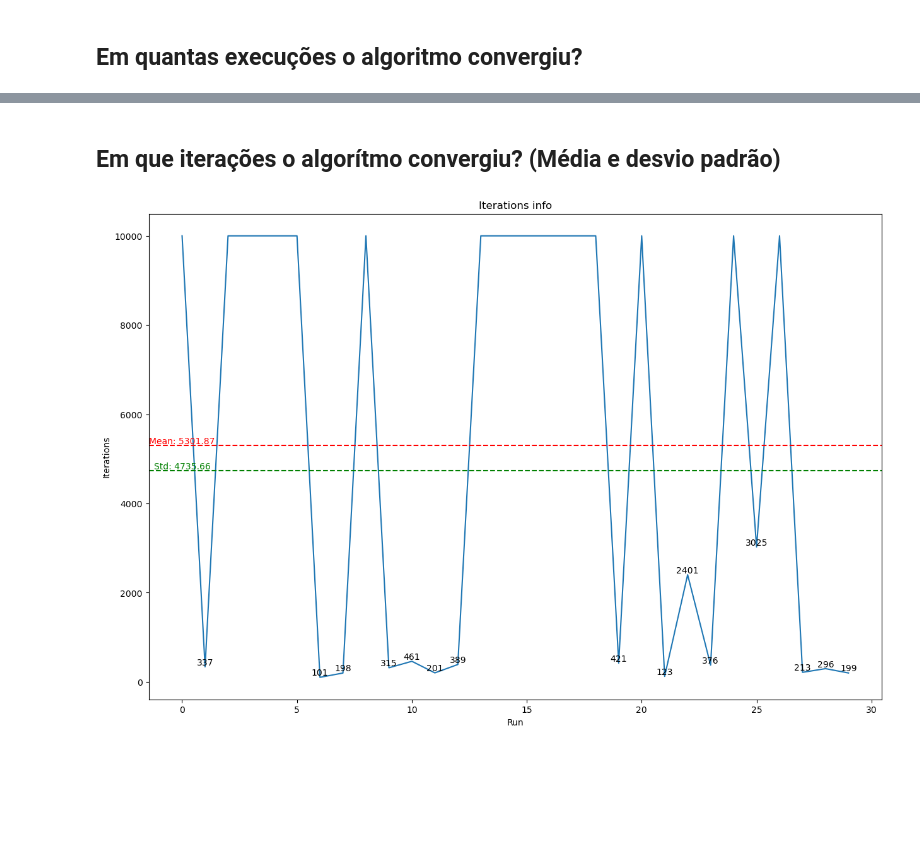
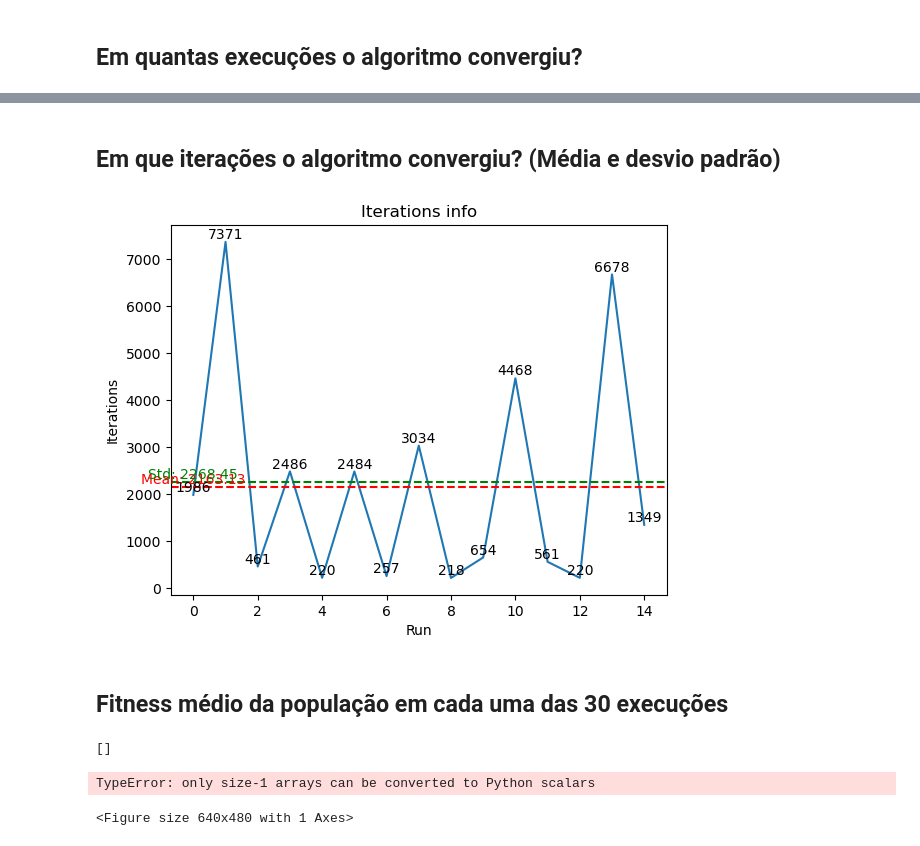
Before and after one commit to eduardaveras/bioinspired, a Jupyter notebook: 8-rainhas/plots.ipynb, the cells around one changed output, grey strips where cells are left out. Cells and saved outputs as stored; diff of their text form; code cells hidden in the pictures; blank space fills up the shorter version.

```diff
--- a/8-rainhas/plots.ipynb
+++ b/8-rainhas/plots.ipynb
@@ -47,35 +43,64 @@ with open(filename_ + '.json', 'r') as f:
     data = json.load(f)
 # %% [markdown]
 <a id='2'></a>
-## Em que iterações o algorítmo convergiu? (Média e desvio padrão)
+## Em que iterações o algoritmo convergiu? (Média e desvio padrão)
 # %%
-iterations_info = [i["iterations"] for i in data]
+iterations_info = [i["iterations"] for i in data if i["iterations"] != 10000]
 
-#media de iterações
 iterations_mean = np.mean(iterations_info)
 rounded_mean = round(iterations_mean, 2)
 
-##desvio padrao
 iterations_std = np.std(iterations_info)
 rounded_std = round(iterations_std, 2)
 
-#plot iterations, mean
+#plot iterations, mean and std
 plt.title("Iterations info")
 plt.xlabel("Run")
 plt.ylabel("Iterations")
 
 plt.plot(iterations_info)
 for i in range(len(iterations_info)):
-    if iterations_info[i] == 10000:
-        continue
     plt.text(i, iterations_info[i], str(iterations_info[i]), ha='center', va='bottom', color='black')
 
 plt.axhline(y=rounded_mean, color='r', linestyle='--')
 plt.text(0, rounded_mean, "Mean: " + str(rounded_mean), ha='center', va='bottom', color='red')
 
 plt.axhline(y=rounded_std, color='g', linestyle='--')
 plt.text(0, rounded_std, "Std: " + str(rounded_std), ha='center', va='bottom', color='green')
 
 plt.show()
 # %% [output]
-[figure, old version]
+[figure, new version]
+# %% [markdown]
+<a id='2'></a>
+## Fitness médio da população em cada uma das 30 execuções
+# %%
+# plt.title("Mean fitness x Run")
+# plt.figure(figsize=(10, 4))
+plt.xlabel("Run")
+plt.ylabel("Mean Fitness")
+plt.grid(True)
+
+mean_it = [np.mean(i["mean_per_iteration"]) for i in data]
+x = np.arange(len(mean_it))
+
+for i in range(len(mean_it)):
+    plt.text(x, mean_it[i], str(mean_it[i]))
+
+plt.bar(x, mean_it, align='center')
+
+# mean_per_run = np.mean(mean_it[-1])
+# plt.axhline(y=mean_per_run, color=colors[0], linestyle='--')
+plt.plot()
+
+# plt.axhline(y=mean, color='r', linestyle='--')
+# plt.text(0, rounded_mean, "Mean: " + str(rounded_mean), ha='center', va='bottom', color='red')
+
+# plt.axhline(y=rounded_std, color='g', linestyle='--')
+# plt.text(0, rounded_std, "Std: " + str(rounded_std), ha='center', va='bottom', color='green')
+
+# plt.show()
+# %% [output]
+[]
+TypeError: only size-1 arrays can be converted to Python scalars
+<Figure size 640x480 with 1 Axes>
```
Also changed, not shown: parts of 5 cells of this notebook, 2 other files.
